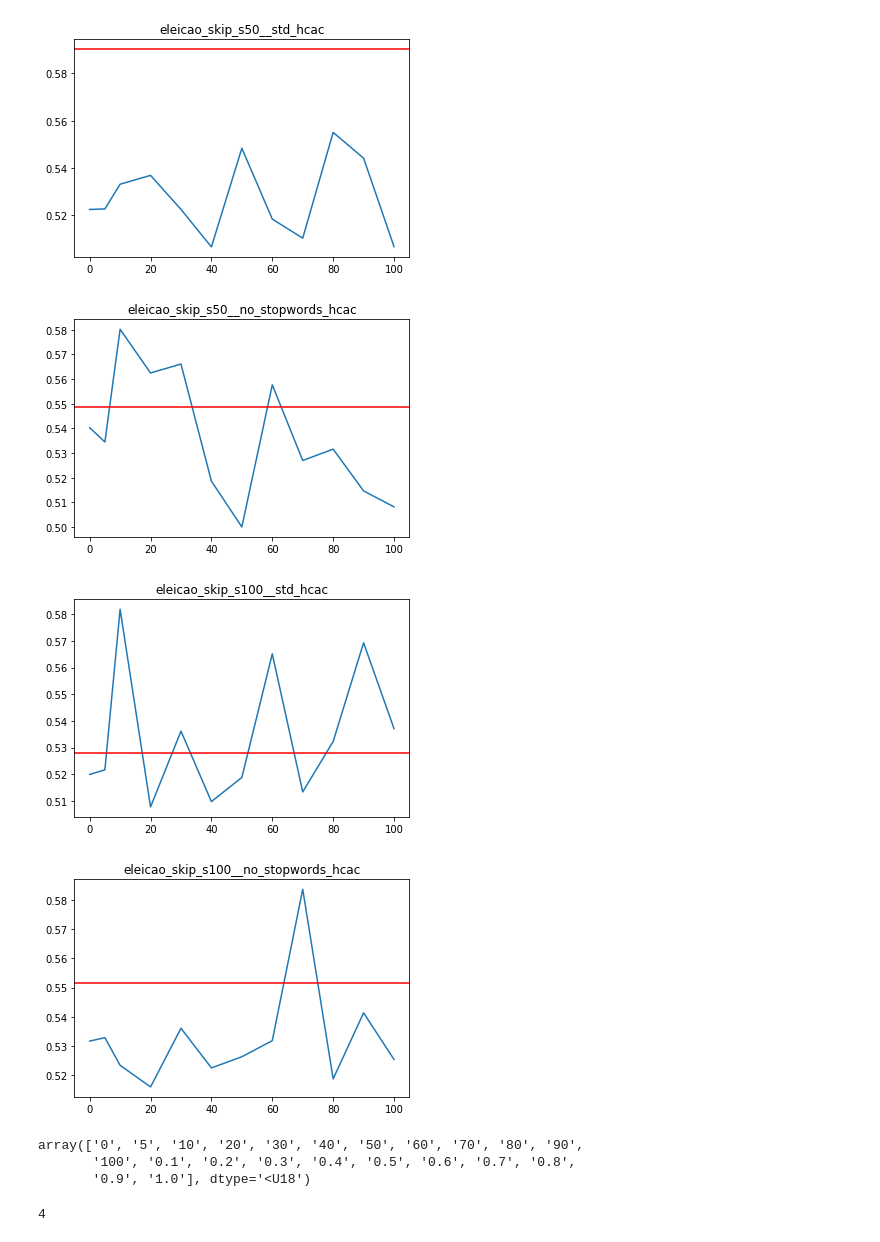
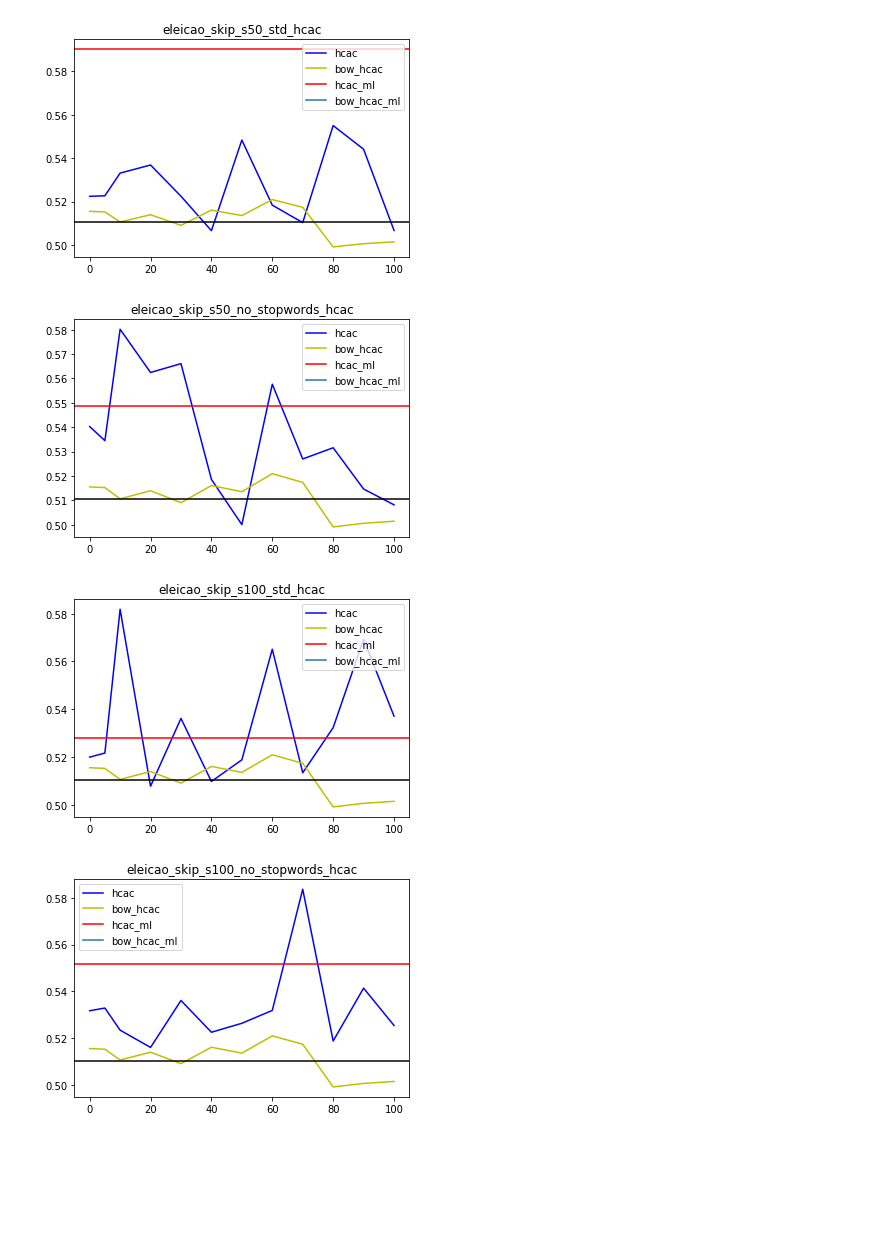
Before and after one commit to viniciosfaustino/hcac, a Jupyter notebook: notebooks/plot_results.ipynb, the cells around one changed output. Drawn from its saved outputs; the diff is of its cells as text; code cells hidden in the pictures; blank space fills up the shorter version.

Commit message:
plotando graficos

```diff
--- a/notebooks/plot_results.ipynb
+++ b/notebooks/plot_results.ipynb
@@ -17,41 +17,58 @@ embeddings =["skip_s50", "skip_s100"]
 # %%
 #esse bloco é responsável por percorrer as pastas verificando os arquivos com o fscore e guardando os valores
 results = []
 res = {}
 for dataset in datasets:
+    for alg in algorithms:
+        key = dataset+"_bow_no_stopwords_"+alg
+        res[key] = []
+        filename = alg + "_fscore_"+dataset+".csv"
+        res_path = os.path.join("..", "results", dataset, "bow", "no_stopwords", filename)
+        file = open(res_path, "r")
+        for line in file:
+            res[key].append([float(line.split(';')[0]),float(line.split(';')[1])])
+
+for dataset in datasets:
     for emb in embeddings:
         for method in methods:
             for alg in algorithms:
-                key = dataset+"_"+emb+"_"+"_"+method+"_"+alg
+                key = dataset+"_"+emb+"_"+method+"_"+alg
                 res[key] = []
+                title = dataset+"_"+method+"_"
                 filename = alg + "_fscore_"+dataset+".csv"
                 res_path = os.path.join("..", "results", dataset, emb, method, filename)
+
                 file = open(res_path, "r")
                 for line in file:
                     res[key].append([float(line.split(';')[0]),float(line.split(';')[1])])
                 if(alg == "hcac_ml"):
+                    #plotando resultado do hcac_ml com embeddings
+                    x = np.array(res[key])[:,1][np.argmax(np.array(res[key])[:,0])]
                     y = np.max(np.array(res[key])[:,1])
                     plt.axhline(y=y, color='r', linestyle='-')
+                    plt.plot(x,y, 'r',label="hcac_ml")
+
+                    # plotando resultado do hcac_ml com bow
+                    y = np.max(np.array(res[dataset+"_bow_no_stopwords_"+alg])[:,1])
+                    plt.axhline(y=y, color='k', linestyle='-')
                     x = np.array(res[key])[:,1][np.argmax(np.array(res[key])[:,0])]
-                    plt.plot(x,y)
+                    plt.plot(x,y,label="bow_hcac_ml")
 
                 else:
+                    #plotando resultado do hcac com embeddings
                     x = np.array(res[key])[:,0]
                     y = np.array(res[key])[:,1]
                     plt.title(key)
-                    plt.plot(x,y)
+                    plt.plot(x,y, 'b', label="hcac")
 
+                    # plotando resultado do hcac com bow
+                    y = np.array(res[dataset+"_bow_no_stopwords_"+alg])[:,1]
+                    x = np.array(res[key])[:,0]
+                    plt.plot(x,y, 'y', label="bow_hcac")
+            plt.legend()
             plt.show()
 # %% [output]
-[figure, old version]
+[figure, new version]
-[figure, old version]
+[figure, new version]
-[figure, old version]
+[figure, new version]
-[figure, old version]
+[figure, new version]
-# %%
-a = [['0', 0.5224445608579067], ['5', 0.5226804687548248], ['10', 0.533139153372141], ['20', 0.5368783506489148], ['30', 0.5224861613496943], ['40', 0.5066036526644103], ['50', 0.5483700640461282], ['60', 0.5183804669002374], ['70', 0.5103176201304919], ['80', 0.5550512853383345], ['90', 0.5441563345932574], ['100', 0.5067132345651513], ['0.1', 0.5699145842573512], ['0.2', 0.5691555177039123], ['0.3', 0.5728305022410858], ['0.4', 0.5719003823578986], ['0.5', 0.5902462336424386], ['0.6', 0.5629051890661797], ['0.7', 0.5793840614670764], ['0.8', 0.5657373767012288], ['0.9', 0.5771972434237078], ['1.0', 0.5745665578817363]]
-a = np.array(a)
-a[:,0]
-# %% [output]
-array(['0', '5', '10', '20', '30', '40', '50', '60', '70', '80', '90',
-       '100', '0.1', '0.2', '0.3', '0.4', '0.5', '0.6', '0.7', '0.8',
-       '0.9', '1.0'], dtype='<U18')
@@ -64,5 +74,0 @@ print(a)
-# %%
-a = np.array([1,2,3,4])
-np.max(a)
-# %% [output]
-4
```
Also changed, not shown: parts of 2 cells of this notebook.
